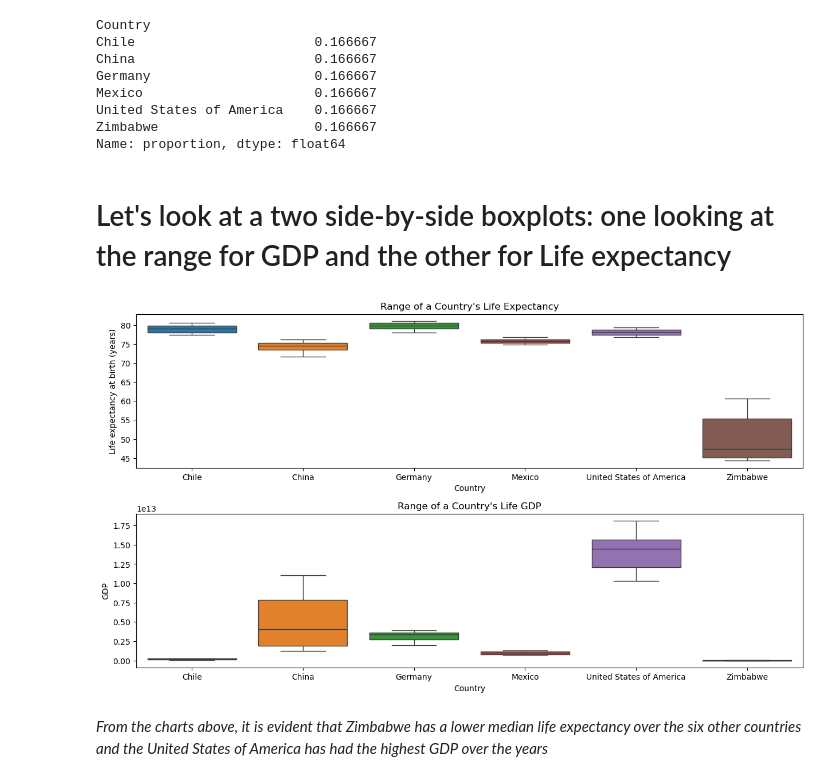
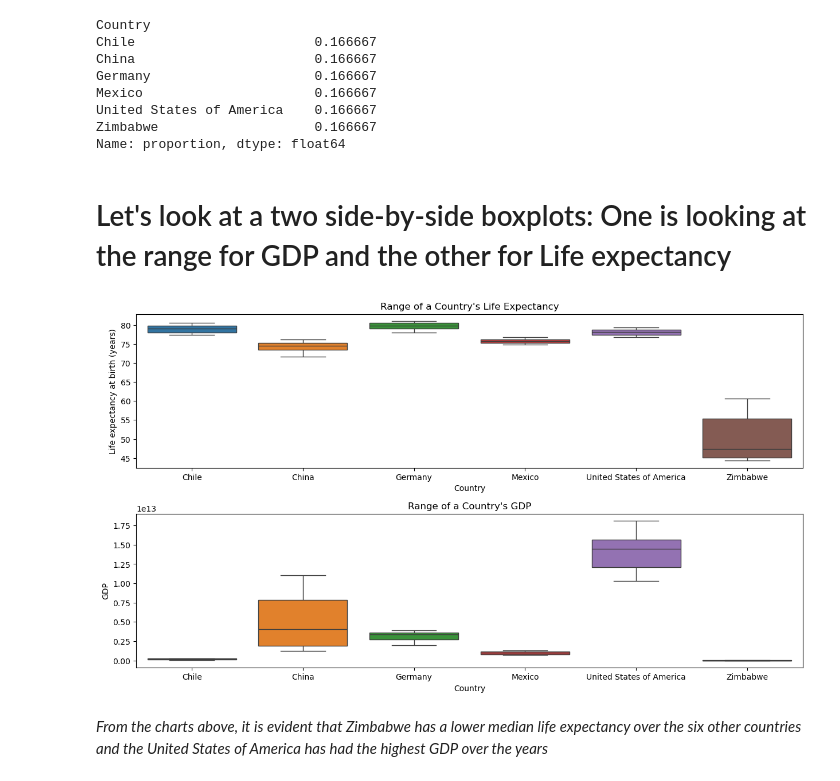
Before and after one commit to YI75/Data-Visualzation-project, a Jupyter notebook: life_expectancy_gdp.ipynb, the cells around one changed output. Saved outputs shown, nothing was run; the diff lists cells and outputs as text; code cells hidden in the pictures.

Commit message:
fixed images

```diff
--- a/life_expectancy_gdp.ipynb
+++ b/life_expectancy_gdp.ipynb
@@ -51,25 +51,25 @@ United States of America    0.166667
 Zimbabwe                    0.166667
 Name: proportion, dtype: float64
 # %% [markdown]
-# Let's look at a two side-by-side boxplots: one looking at the range for GDP and the other for Life expectancy
+# Let's look at a two side-by-side boxplots: One is looking at the range for GDP and the other for Life expectancy
 # %%
 #let's look at a two side-by-side boxplots: one looking at the range for GDP and the other for Life expectancy
 plt.figure(figsize=(15,8))
 
 plt.subplot(2,1,1)
 sns.boxplot(data = df, x='Country', y='Life expectancy at birth (years)', hue = 'Country')
 plt.title("Range of a Country's Life Expectancy")
 
 plt.subplot(2,1,2)
 sns.boxplot(data = df, x='Country', y='GDP', hue = 'Country')
-plt.title("Range of a Country's Life GDP")
+plt.title("Range of a Country's GDP")
 
 plt.subplots_adjust(hspace=0.3)
+plt.savefig('Ranges_Life_Exp_and_GDP_per_Country.png')
 plt.show()
-plt.savefig('Ranges_Life_Exp_and_GDP_per_Country.png')
 plt.clf()
 # %% [output]
-[figure, old version]
+[figure, new version]
 # %% [markdown]
 *From the charts above, it is evident that Zimbabwe has a lower median life expectancy over the six other countries and the United States of America has had the highest GDP over the years*
 # %% [markdown]
```
Also changed, not shown: parts of 8 cells of this notebook, 11 other files.
